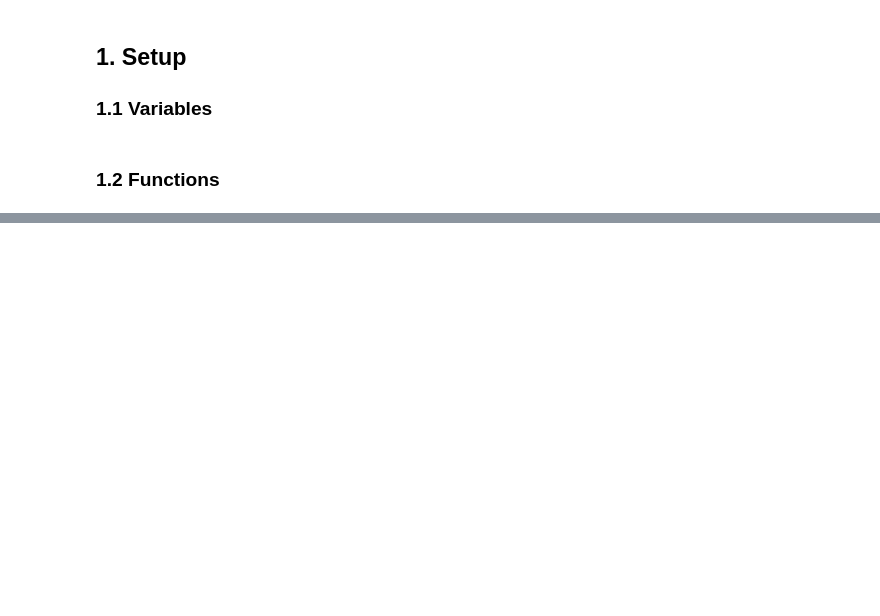
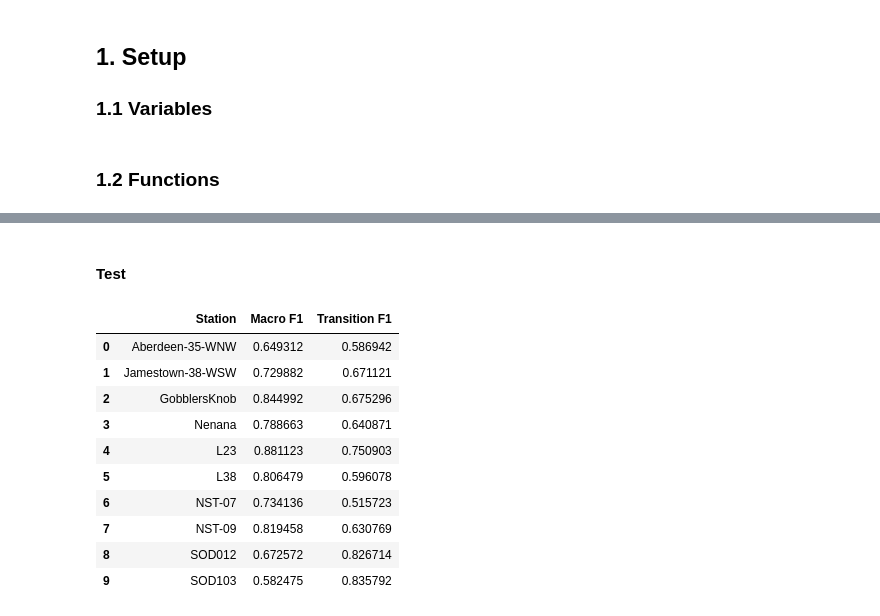
Before and after one commit to gerezk/freeze-thaw-soil-prediction, a Jupyter notebook: notebooks/model_development.ipynb, the cells around one changed output, grey strips where cells are left out. Drawn from its saved outputs; the diff is of its cells as text; code cells hidden in the pictures; blank space fills up the shorter version.

```diff
--- a/notebooks/model_development.ipynb
+++ b/notebooks/model_development.ipynb
@@ -134,0 +189,16 @@ Average transition F1 score: 0.5
+# %% [markdown]
+#### Test
+# %%
+result_lagged_test_df
+# %% [output]
+|  | Station | Macro F1 | Transition F1 |
+| 0 | Aberdeen-35-WNW | 0.649312 | 0.586942 |
+| 1 | Jamestown-38-WSW | 0.729882 | 0.671121 |
+| 2 | GobblersKnob | 0.844992 | 0.675296 |
+| 3 | Nenana | 0.788663 | 0.640871 |
+| 4 | L23 | 0.881123 | 0.750903 |
+| 5 | L38 | 0.806479 | 0.596078 |
+| 6 | NST-07 | 0.734136 | 0.515723 |
+| 7 | NST-09 | 0.819458 | 0.630769 |
+| 8 | SOD012 | 0.672572 | 0.826714 |
+| 9 | SOD103 | 0.582475 | 0.835792 |
```
Also changed, not shown: parts of 24 cells of this notebook.
